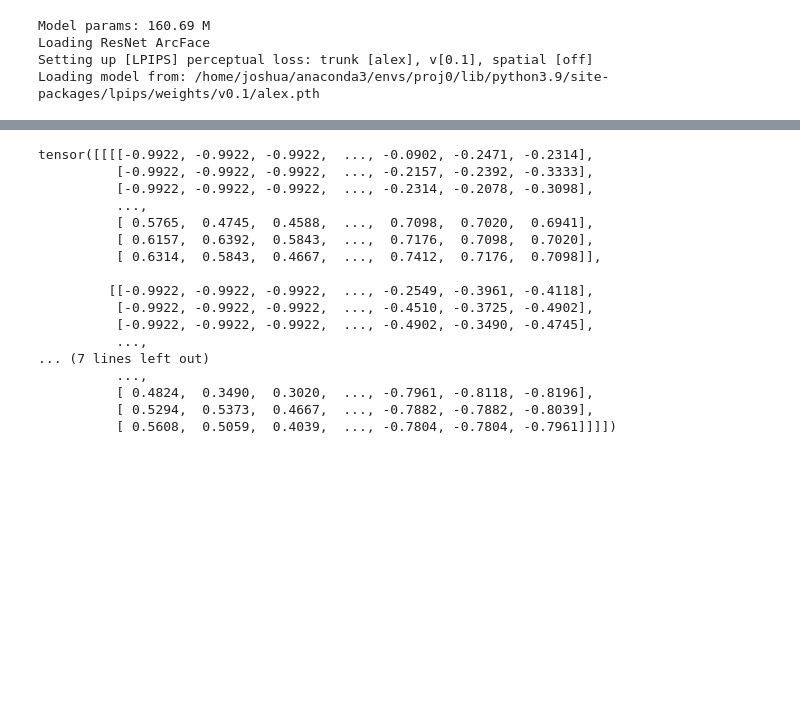
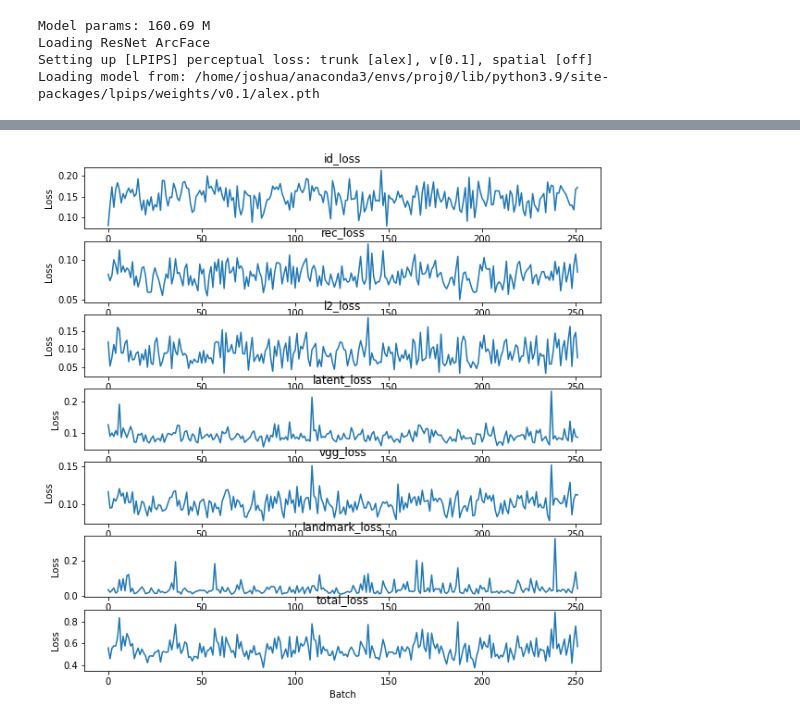
Before and after one commit to Hanyu-Xue/Priv_Diff_Autoencoder, a Jupyter notebook: New_train.ipynb, the cells around one changed output, grey strips where cells are left out. Drawn from its saved outputs; the diff is of its cells as text; code cells hidden in the pictures; blank space fills up the shorter version.

```diff
--- a/New_train.ipynb
+++ b/New_train.ipynb
@@ -113,11 +124,12 @@ config = {
     'IdDiffersAttrTrainRatio' : 3, # 1/3
     'batchSize' : 8,
     'R1Param' : 10,
-    'lambdaID' : 1,
-    'lambdaLND' : 1,
-    'lambdaREC' : 1,
-    'lambdaL2' : 1,
-    'lambdaVGG' : 1,
+    'lambdaID' : 0.2,
+    'lambdaLND' : 0.02,
+    'lambdaREC' : 0.2,
+    'lambdaL2' : 2,
+    'lambdaVGG' : 0.2,
+    'lambdalatent' : 10,
     'a': 0.84
 }
 
@@ -228,20 +324,34 @@ RuntimeError: CUDA out of memory. Tried to allocate 32.00 MiB (GPU 0; 9.78 GiB t
-# %%
-batch
-# %% [output]
-tensor([[[[-0.9922, -0.9922, -0.9922,  ..., -0.0902, -0.2471, -0.2314],
-          [-0.9922, -0.9922, -0.9922,  ..., -0.2157, -0.2392, -0.3333],
-          [-0.9922, -0.9922, -0.9922,  ..., -0.2314, -0.2078, -0.3098],
-          ...,
-          [ 0.5765,  0.4745,  0.4588,  ...,  0.7098,  0.7020,  0.6941],
-          [ 0.6157,  0.6392,  0.5843,  ...,  0.7176,  0.7098,  0.7020],
-          [ 0.6314,  0.5843,  0.4667,  ...,  0.7412,  0.7176,  0.7098]],
-
-         [[-0.9922, -0.9922, -0.9922,  ..., -0.2549, -0.3961, -0.4118],
-          [-0.9922, -0.9922, -0.9922,  ..., -0.4510, -0.3725, -0.4902],
-          [-0.9922, -0.9922, -0.9922,  ..., -0.4902, -0.3490, -0.4745],
-          ...,
-... (7 lines left out)
-          ...,
-          [ 0.4824,  0.3490,  0.3020,  ..., -0.7961, -0.8118, -0.8196],
-          [ 0.5294,  0.5373,  0.4667,  ..., -0.7882, -0.7882, -0.8039],
-          [ 0.5608,  0.5059,  0.4039,  ..., -0.7804, -0.7804, -0.7961]]]])
+# %%
+# 绘制loss曲线
+fig, axs = plt.subplots(7, figsize=(10, 10))
+axs[0].plot(id_loss_list)
+axs[0].set_title('id_loss')
+axs[0].set_xlabel('Batch')
+axs[0].set_ylabel('Loss')
+axs[1].plot(rec_loss_list)
+axs[1].set_title('rec_loss')
+axs[1].set_xlabel('Batch')
+axs[1].set_ylabel('Loss')
+axs[2].plot(l2_loss_list)
+axs[2].set_title('l2_loss')
+axs[2].set_xlabel('Batch')
+axs[2].set_ylabel('Loss')
+axs[3].plot(latent_loss_list)
+axs[3].set_title('latent_loss')
+axs[3].set_xlabel('Batch')
+axs[3].set_ylabel('Loss')
+axs[4].plot(vgg_loss_list)
+axs[4].set_title('vgg_loss')
+axs[4].set_xlabel('Batch')
+axs[4].set_ylabel('Loss')
+axs[5].plot(landmark_loss_list)
+axs[5].set_title('landmark_loss')
+axs[5].set_xlabel('Batch')
+axs[5].set_ylabel('Loss')
+axs[6].plot(total_loss_list)
+axs[6].set_title('total_loss')
+axs[6].set_xlabel('Batch')
+axs[6].set_ylabel('Loss')
+plt.show()
+# %% [output]
+[figure, added]
```
Also changed, not shown: parts of 8 cells of this notebook.
